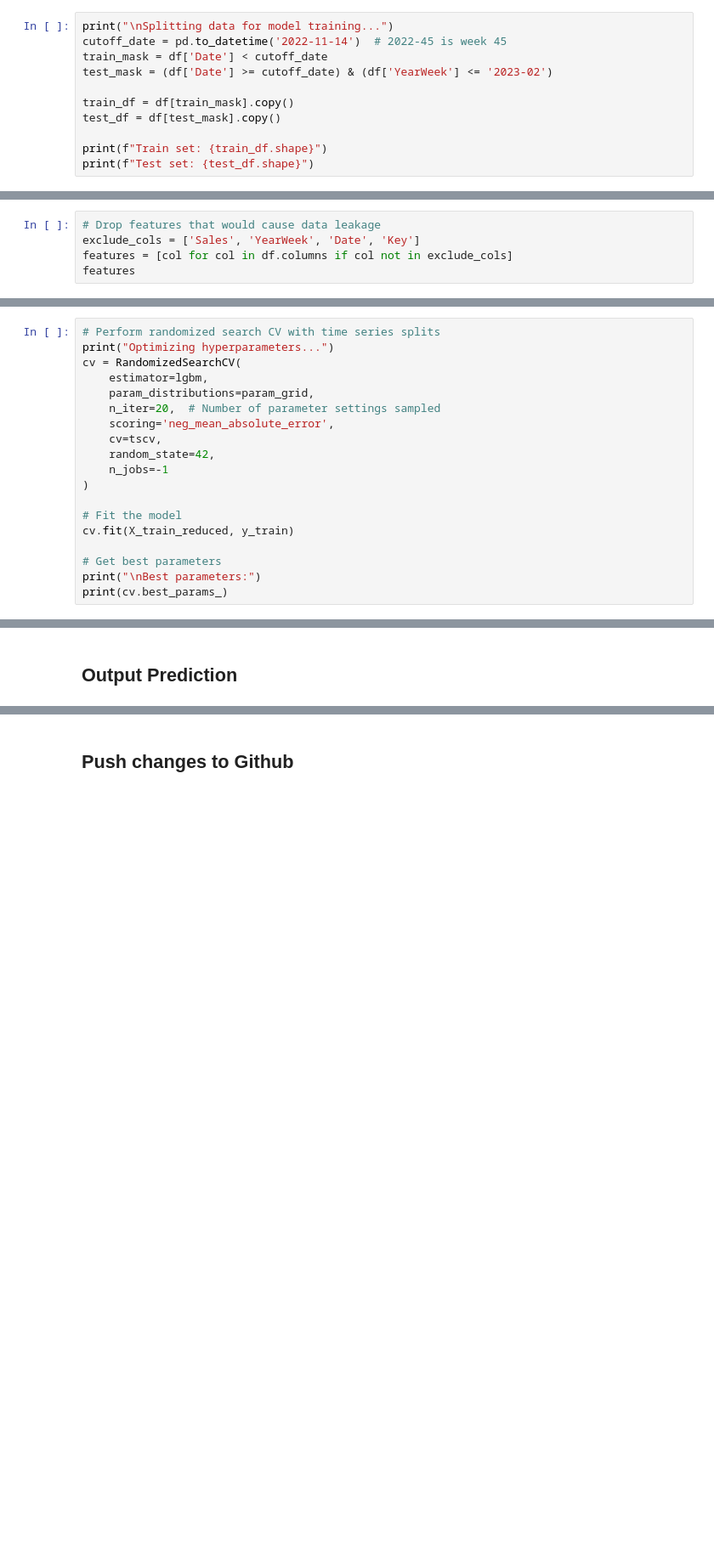
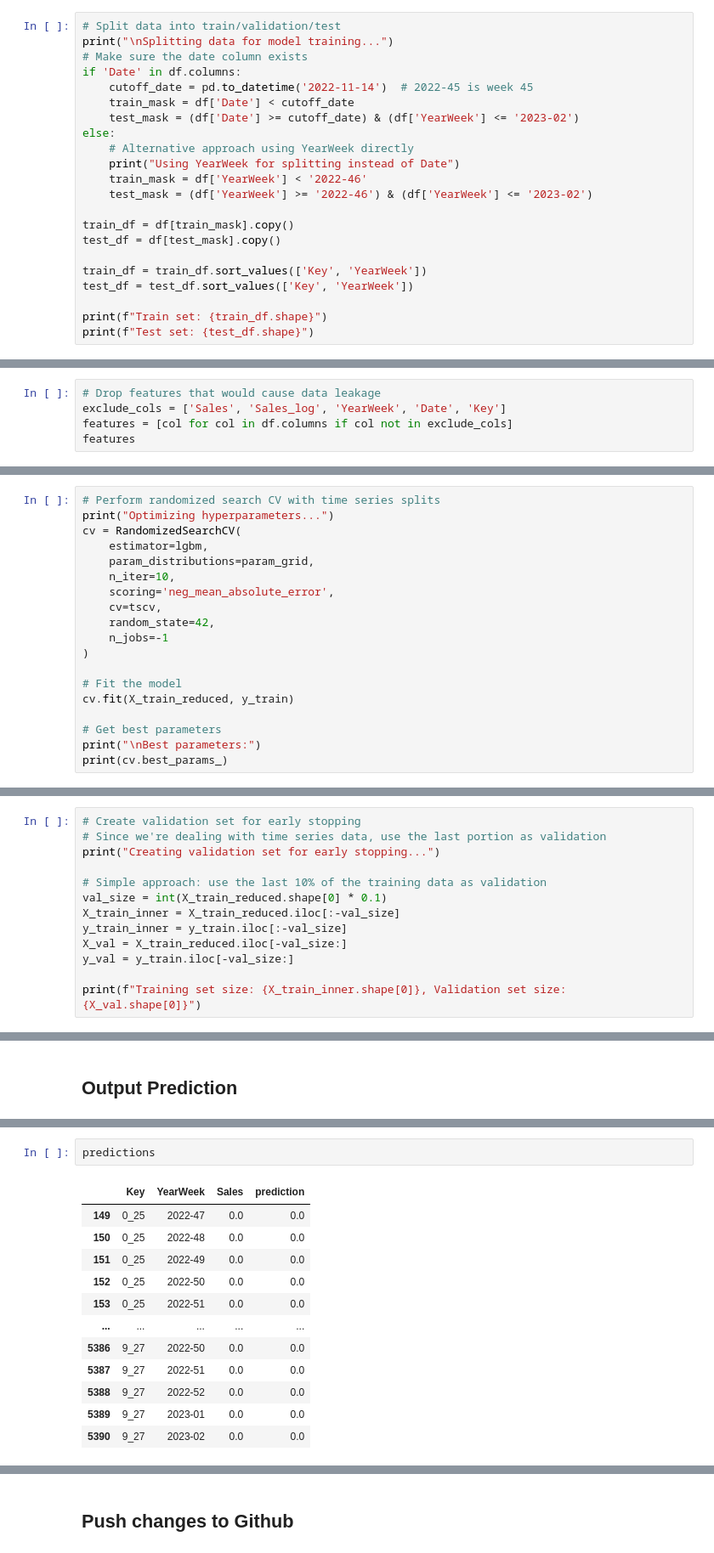
Before and after one commit to JohnY0920/sales_forecast_multiple_keys, a Jupyter notebook: sales_prediction.ipynb, the cells around one changed output, grey strips where cells are left out. Shown: that part at 85% size. Cells and saved outputs as stored; diff of their text form; blank space fills up the shorter version.

Commit message:
minor change. ignore sales_log from feature

```diff
--- a/sales_prediction.ipynb
+++ b/sales_prediction.ipynb
@@ -329,14 +347,25 @@ for col in high_cardinality_cols:
 # %% [markdown]
 ### Train Test Spliting
 # %%
+# Split data into train/validation/test
 print("\nSplitting data for model training...")
-cutoff_date = pd.to_datetime('2022-11-14')  # 2022-45 is week 45
-train_mask = df['Date'] < cutoff_date
-test_mask = (df['Date'] >= cutoff_date) & (df['YearWeek'] <= '2023-02')
+# Make sure the date column exists
+if 'Date' in df.columns:
+    cutoff_date = pd.to_datetime('2022-11-14')  # 2022-45 is week 45
+    train_mask = df['Date'] < cutoff_date
+    test_mask = (df['Date'] >= cutoff_date) & (df['YearWeek'] <= '2023-02')
+else:
+    # Alternative approach using YearWeek directly
+    print("Using YearWeek for splitting instead of Date")
+    train_mask = df['YearWeek'] < '2022-46'
+    test_mask = (df['YearWeek'] >= '2022-46') & (df['YearWeek'] <= '2023-02')
 
 train_df = df[train_mask].copy()
 test_df = df[test_mask].copy()
 
+train_df = train_df.sort_values(['Key', 'YearWeek'])
+test_df = test_df.sort_values(['Key', 'YearWeek'])
+
 print(f"Train set: {train_df.shape}")
 print(f"Test set: {test_df.shape}")
 # %% [output]
@@ -354,7 +383,7 @@ if missing_keys:
 ### Prepare features and target
 # %%
 # Drop features that would cause data leakage
-exclude_cols = ['Sales', 'YearWeek', 'Date', 'Key']
+exclude_cols = ['Sales', 'Sales_log', 'YearWeek', 'Date', 'Key']
 features = [col for col in df.columns if col not in exclude_cols]
 features
 # %% [output]
@@ -495,7 +510,7 @@ print("Optimizing hyperparameters...")
 cv = RandomizedSearchCV(
     estimator=lgbm,
     param_distributions=param_grid,
-    n_iter=20,  # Number of parameter settings sampled
+    n_iter=10,
     scoring='neg_mean_absolute_error',
     cv=tscv,
     random_state=42,
@@ -513 +531,14 @@ Optimizing hyperparameters...
+# %%
+# Create validation set for early stopping
+# Since we're dealing with time series data, use the last portion as validation
+print("Creating validation set for early stopping...")
+
+# Simple approach: use the last 10% of the training data as validation
+val_size = int(X_train_reduced.shape[0] * 0.1)
+X_train_inner = X_train_reduced.iloc[:-val_size]
+y_train_inner = y_train.iloc[:-val_size]
+X_val = X_train_reduced.iloc[-val_size:]
+y_val = y_train.iloc[-val_size:]
+
+print(f"Training set size: {X_train_inner.shape[0]}, Validation set size: {X_val.shape[0]}")
 # %%
@@ -584,0 +692,15 @@ print("\nPredictions saved to 'sales_predictions.csv'")
+# %%
+predictions
+# %% [output]
+|  | Key | YearWeek | Sales | prediction |
+| 149 | 0_25 | 2022-47 | 0.0 | 0.0 |
+| 150 | 0_25 | 2022-48 | 0.0 | 0.0 |
+| 151 | 0_25 | 2022-49 | 0.0 | 0.0 |
+| 152 | 0_25 | 2022-50 | 0.0 | 0.0 |
+| 153 | 0_25 | 2022-51 | 0.0 | 0.0 |
+| ... | ... | ... | ... | ... |
+| 5386 | 9_27 | 2022-50 | 0.0 | 0.0 |
+| 5387 | 9_27 | 2022-51 | 0.0 | 0.0 |
+| 5388 | 9_27 | 2022-52 | 0.0 | 0.0 |
+| 5389 | 9_27 | 2023-01 | 0.0 | 0.0 |
+| 5390 | 9_27 | 2023-02 | 0.0 | 0.0 |
```
Also changed, not shown: parts of 15 cells of this notebook.
